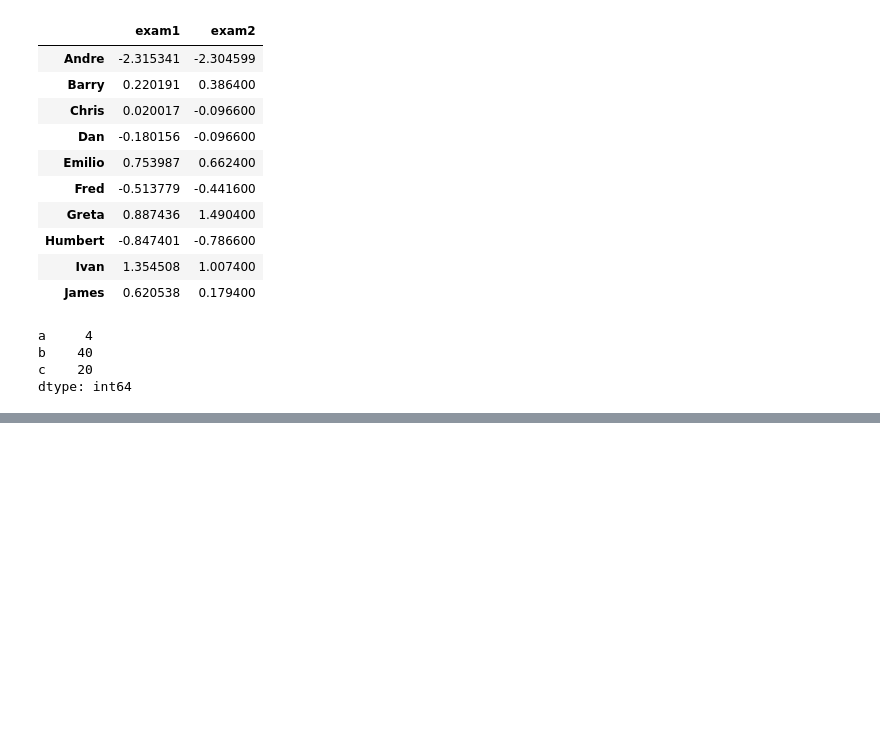
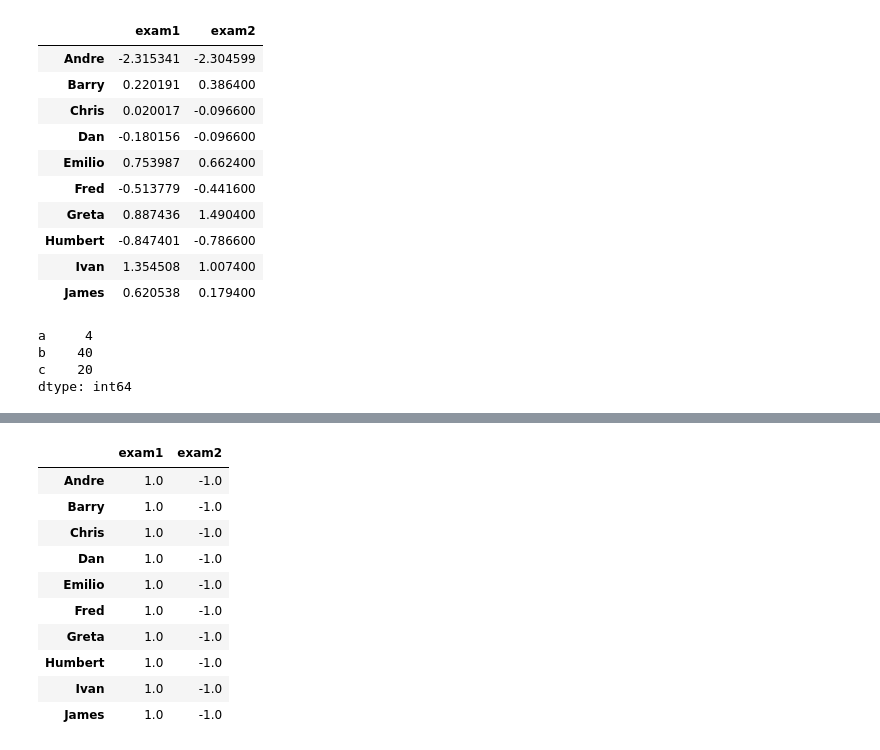
Before and after one commit to RedChueng/data_analysis_learning_in_udacity, a Jupyter notebook: Numpy_Pandas_Two_Dimensional.ipynb, the cells around one changed output, grey strips where cells are left out. Saved outputs shown, nothing was run; the diff lists cells and outputs as text; code cells hidden in the pictures; blank space fills up the shorter version.

```diff
--- a/Numpy_Pandas_Two_Dimensional.ipynb
+++ b/Numpy_Pandas_Two_Dimensional.ipynb
@@ -169,0 +244,16 @@ dtype: int64
+# %%
+def standardize(df):
+    '''
+    Fill in this function to standardize each column of the given
+    DataFrame. To standardize a variable, convert each value to the
+    number of standard deviations it is above or below the mean.
+
+    This time, try to use vectorized operations instead of apply().
+    You should get the same results as you did before.
+    '''
+    mean_column = df.mean()
+    sd_column = df.std(ddof=0)
+
+    return (df - mean_column)/sd_column
+
+standardize(grades_df)
@@ -169,0 +272,27 @@ dtype: int64
+# %%
+def standardize_rows(df):
+    '''
+    Optional: Fill in this function to standardize each row of the given
+    DataFrame. Again, try not to use apply().
+
+    This one is more challenging than standardizing each column!
+    '''
+    mean_row = df.mean(axis='columns')
+    sd_row = df.std(axis='columns', ddof=0)
+    row_values = df.sub(mean_row, axis='index')
+
+    return row_values.divide(sd_row, axis='index')
+
+standardize_rows(grades_df)
+# %% [output]
+|  | exam1 | exam2 |
+| Andre | 1.0 | -1.0 |
+| Barry | 1.0 | -1.0 |
+| Chris | 1.0 | -1.0 |
+| Dan | 1.0 | -1.0 |
+| Emilio | 1.0 | -1.0 |
+| Fred | 1.0 | -1.0 |
+| Greta | 1.0 | -1.0 |
+| Humbert | 1.0 | -1.0 |
+| Ivan | 1.0 | -1.0 |
+| James | 1.0 | -1.0 |
```
Also changed, not shown: parts of 8 cells of this notebook.
